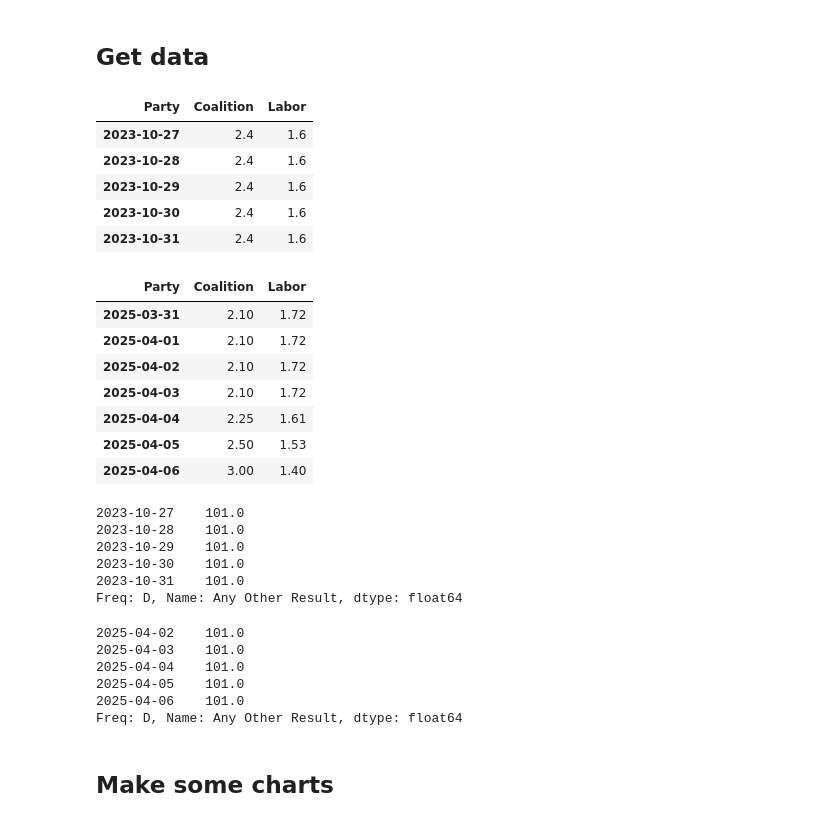
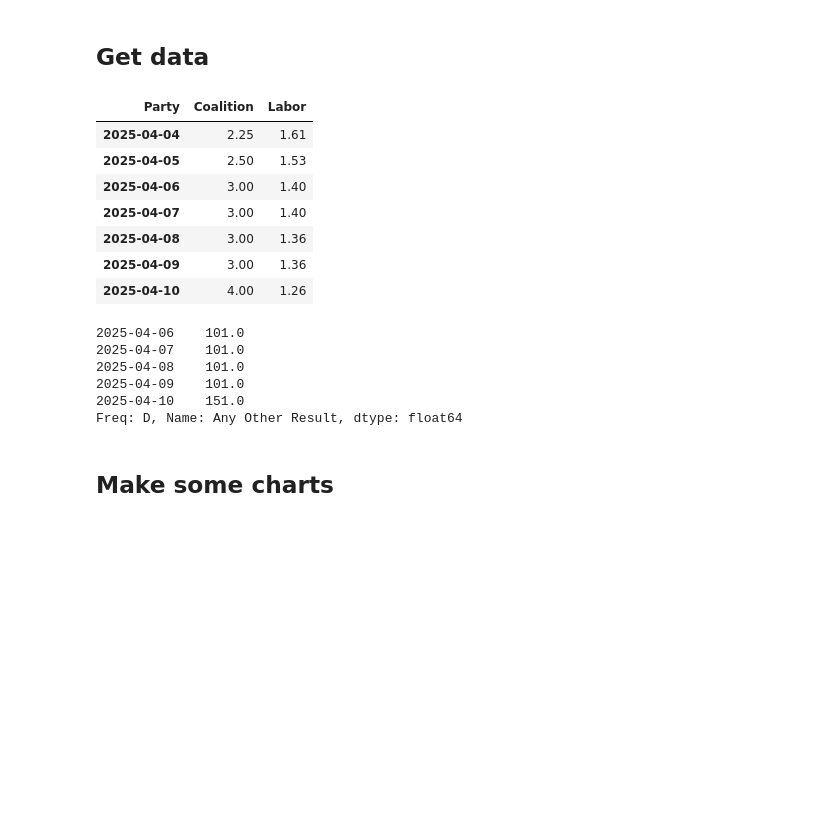
Before and after one commit to bpalmer4/Australian-Federal-Election-2025, a Jupyter notebook: notebooks/_chart-election-winner-at-sportsbet.ipynb, the cells around one changed output. Saved outputs shown, nothing was run; the diff lists cells and outputs as text; code cells hidden in the pictures; blank space fills up the shorter version.

Commit message:
data updates

```diff
--- a/notebooks/_chart-election-winner-at-sportsbet.ipynb
+++ b/notebooks/_chart-election-winner-at-sportsbet.ipynb
@@ -16,57 +16,45 @@ SHOW = True
 # %%
 FILE = "../betting-data/sportsbet-2025-election-winner.csv"
 data = pd.read_csv(FILE, index_col=0, header=0, skiprows=None)
 data = (
     data.pivot(columns="Party")
     .droplevel(level=0, axis=1)  # remove hierarchical column index
 )
 data['Any Other Result'] = data['Any Other Result'].where(
     data['Any Other Result'].notna(),
     other=data['Any Other Party']
 )
 # convert raw text date-times to period index
 data.index = pd.PeriodIndex(data.index, freq="D")
 
 # remove any duplicate indices and sort
 data = data[~data.index.duplicated(keep="first")].sort_index()
 
 # fill in missing dates - this will be useful for plotting
 new_index = pd.period_range(start=data.index.min(), end=data.index.max(), freq="D")
 data = data.reindex(new_index, fill_value=None)
 
 any_other_result = data['Any Other Result']
 data = data.drop(columns=["Any Other Party", 'Any Other Result'])
 
 if SHOW:
-    display(data.head(), data.tail(7))
-    display(any_other_result.head(), any_other_result.tail())
+    display(data.tail(7))
+    display(any_other_result.tail())
 # %% [output]
 | Party | Coalition | Labor |
-| 2023-10-27 | 2.4 | 1.6 |
-| 2023-10-28 | 2.4 | 1.6 |
-| 2023-10-29 | 2.4 | 1.6 |
-| 2023-10-30 | 2.4 | 1.6 |
-| 2023-10-31 | 2.4 | 1.6 |
+| 2025-04-04 | 2.25 | 1.61 |
+| 2025-04-05 | 2.50 | 1.53 |
+| 2025-04-06 | 3.00 | 1.40 |
+| 2025-04-07 | 3.00 | 1.40 |
+| 2025-04-08 | 3.00 | 1.36 |
+| 2025-04-09 | 3.00 | 1.36 |
+| 2025-04-10 | 4.00 | 1.26 |
-| Party | Coalition | Labor |
-| 2025-03-31 | 2.10 | 1.72 |
-| 2025-04-01 | 2.10 | 1.72 |
-| 2025-04-02 | 2.10 | 1.72 |
-| 2025-04-03 | 2.10 | 1.72 |
-| 2025-04-04 | 2.25 | 1.61 |
-| 2025-04-05 | 2.50 | 1.53 |
-| 2025-04-06 | 3.00 | 1.40 |
-2023-10-27    101.0
-2023-10-28    101.0
-2023-10-29    101.0
-2023-10-30    101.0
-2023-10-31    101.0
+2025-04-06    101.0
+2025-04-07    101.0
+2025-04-08    101.0
+2025-04-09    101.0
+2025-04-10    151.0
 Freq: D, Name: Any Other Result, dtype: float64
-2025-04-02    101.0
-2025-04-03    101.0
-2025-04-04    101.0
-2025-04-05    101.0
-2025-04-06    101.0
-Freq: D, Name: Any Other Result, dtype: float64
 # %% [markdown]
 ## Make some charts
 # %%
```
Also changed, not shown: parts of 4 cells of this notebook, 3 other files.
